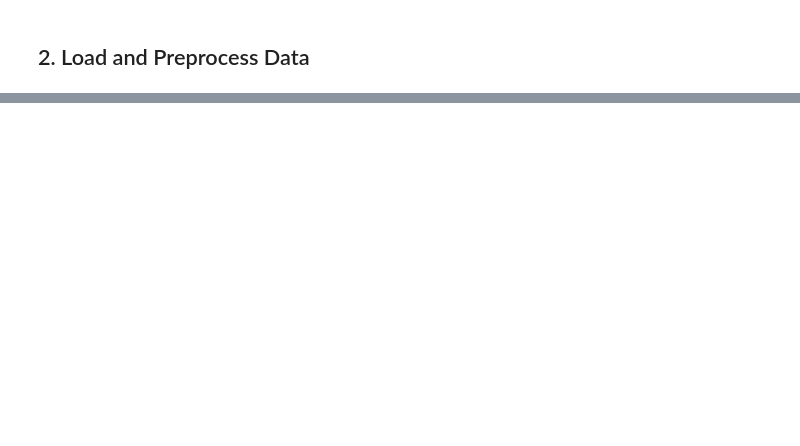
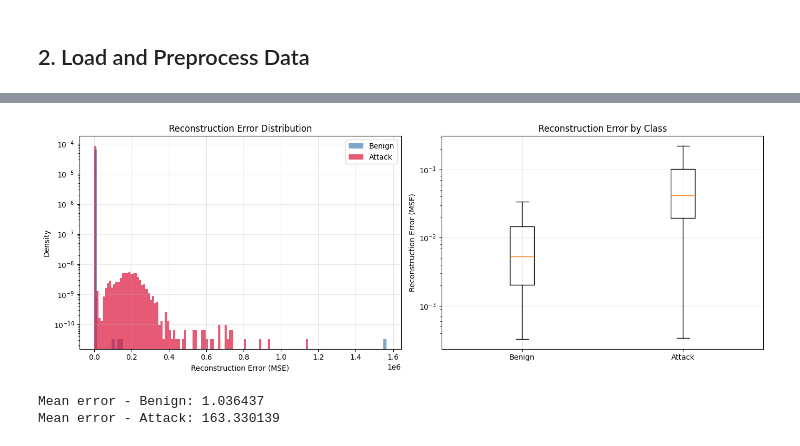
Before and after one commit to MusabAM/NIDS-DL, a Jupyter notebook: notebooks/02_classical_dl/13_autoencoder_cicids2018.ipynb, the cells around one changed output, grey strips where cells are left out. Drawn from its saved outputs; the diff is of its cells as text; code cells hidden in the pictures; blank space fills up the shorter version.

```diff
--- a/notebooks/02_classical_dl/13_autoencoder_cicids2018.ipynb
+++ b/notebooks/02_classical_dl/13_autoencoder_cicids2018.ipynb
@@ -148,0 +223,9 @@ print(f"Test samples: {len(X_test):,} (Mixed)")
+# %%
+# Feature Scaling (StandardScaler - fit on training data only)
+scaler = StandardScaler()
+X_train = scaler.fit_transform(X_train).astype(np.float32)
+X_val = scaler.transform(X_val).astype(np.float32)
+X_test = scaler.transform(X_test).astype(np.float32)
+
+print("Feature scaling complete.")
+print(f"X_train mean: {X_train.mean():.4f}, std: {X_train.std():.4f}")
@@ -161 +328,12 @@ print(model)
+# %%
+# Loss function and optimizer
+criterion = nn.MSELoss()
+optimizer = optim.Adam(model.parameters(), lr=0.001, weight_decay=1e-5)
+scheduler = optim.lr_scheduler.ReduceLROnPlateau(
+    optimizer, mode='min', patience=3, factor=0.5, verbose=True
+)
+
+EPOCHS = 30
+EARLY_STOPPING_PATIENCE = 7
+SAVE_PATH = '../../results/models/best_autoencoder_cicids2018.pth'
 # %%
@@ -228,0 +458,36 @@ print(f"ROC AUC Score: {roc_auc:.4f}")
+# %%
+# Plot reconstruction error distributions
+fig, axes = plt.subplots(1, 2, figsize=(14, 5))
+
+# Histogram
+axes[0].hist(reconstruction_errors[y_test == 0], bins=100, alpha=0.7,
+             label='Benign', color='steelblue', density=True)
+axes[0].hist(reconstruction_errors[y_test == 1], bins=100, alpha=0.7,
+             label='Attack', color='crimson', density=True)
+axes[0].set_xlabel('Reconstruction Error (MSE)')
+axes[0].set_ylabel('Density')
+axes[0].set_title('Reconstruction Error Distribution')
+axes[0].legend()
+axes[0].set_yscale('log')
+axes[0].grid(True, alpha=0.3)
+
+# Box plot
+axes[1].boxplot(
+    [reconstruction_errors[y_test == 0], reconstruction_errors[y_test == 1]],
+    tick_labels=['Benign', 'Attack'],
+    notch=False, showfliers=False
+)
+axes[1].set_ylabel('Reconstruction Error (MSE)')
+axes[1].set_title('Reconstruction Error by Class')
+axes[1].set_yscale('log')
+axes[1].grid(True, alpha=0.3)
+
+plt.tight_layout()
+plt.show()
+
+print(f"Mean error - Benign: {reconstruction_errors[y_test == 0].mean():.6f}")
+print(f"Mean error - Attack: {reconstruction_errors[y_test == 1].mean():.6f}")
+# %% [output]
+[figure, added]
+Mean error - Benign: 1.036437
+Mean error - Attack: 163.330139
```
Also changed, not shown: parts of 31 cells of this notebook, 3 other files.
